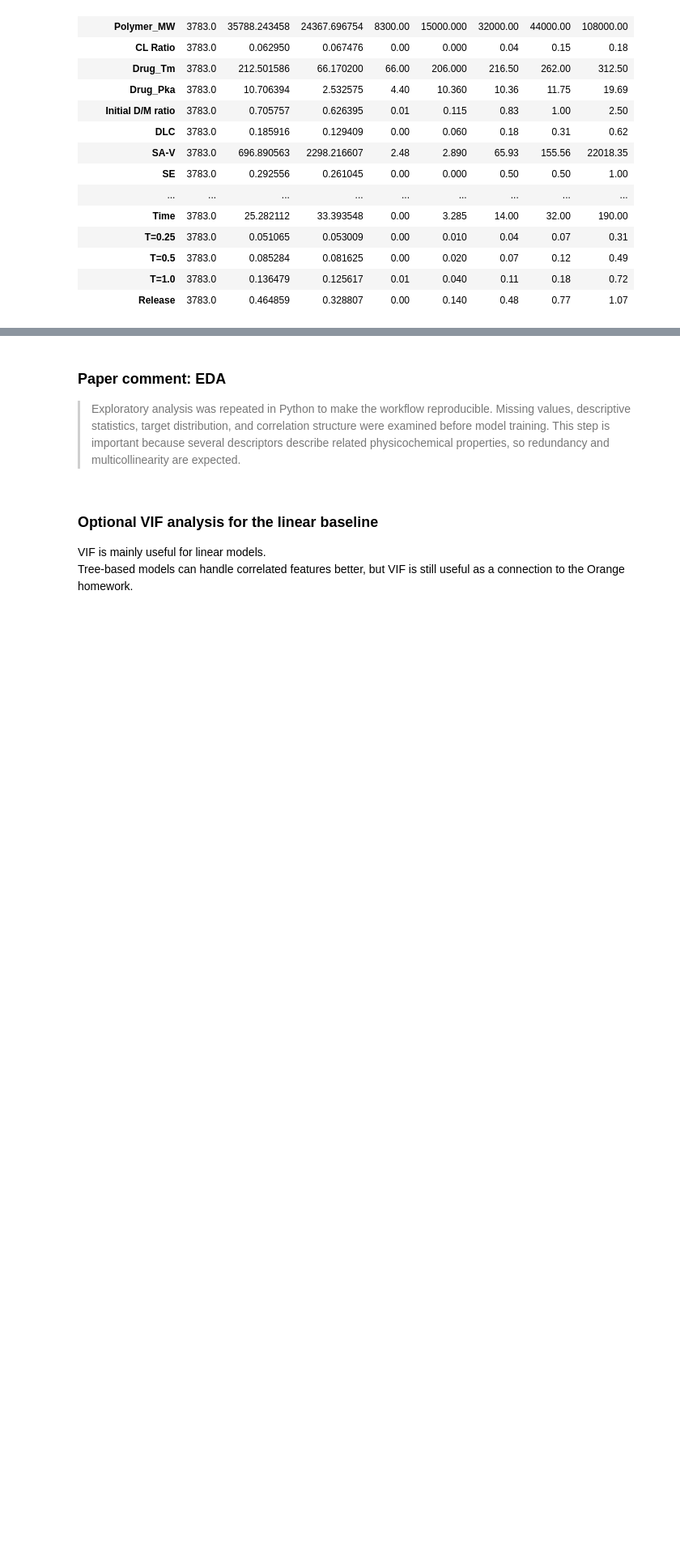
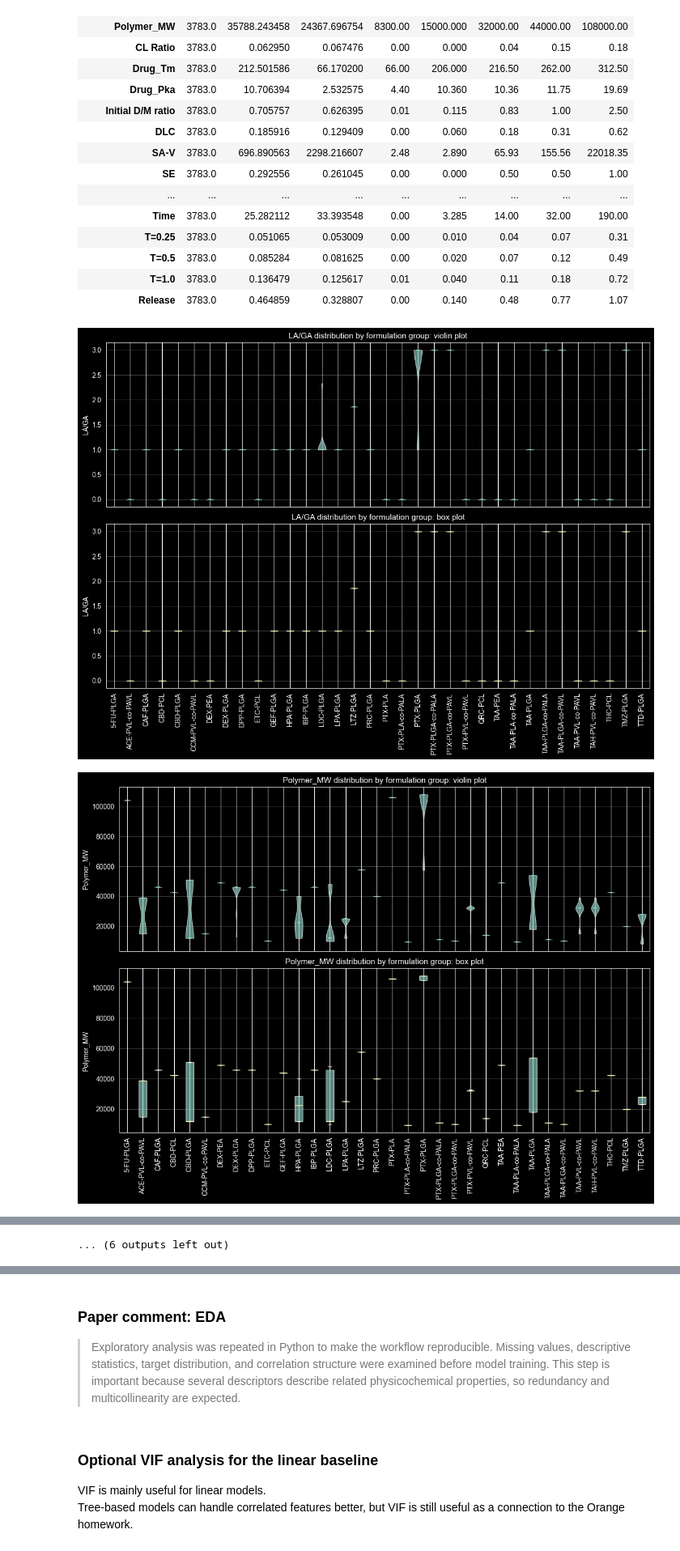
Before and after one commit to Helena94/adaprd, a Jupyter notebook: LAI_drug_release_project_notebook.ipynb, the cells around one changed output, grey strips where cells are left out. Shown at 81% size. Drawn from its saved outputs; the diff is of its cells as text; code cells hidden in the pictures; blank space fills up the shorter version.

```diff
--- a/LAI_drug_release_project_notebook.ipynb
+++ b/LAI_drug_release_project_notebook.ipynb
@@ -251,3 +251,58 @@ missing_table.to_csv(os.path.join(OUTPUT_DIR, "missing_values.csv"))
 | T=0.5 | 3783.0 | 0.085284 | 0.081625 | 0.00 | 0.020 | 0.07 | 0.12 | 0.49 |
 | T=1.0 | 3783.0 | 0.136479 | 0.125617 | 0.01 | 0.040 | 0.11 | 0.18 | 0.72 |
 | Release | 3783.0 | 0.464859 | 0.328807 | 0.00 | 0.140 | 0.48 | 0.77 | 1.07 |
+# %%
+# Vertical box and violin plots for feature distributions by drug-polymer group
+group_order = sorted(df["DP_Group"].dropna().unique())
+feature_plot_dir = os.path.join(OUTPUT_DIR, "feature_distributions_by_dp_group")
+os.makedirs(feature_plot_dir, exist_ok=True)
+
+distribution_features = [feature for feature in ALL_FEATURES if feature in df.columns]
+
+for feature in distribution_features:
+    plot_data = [
+        df.loc[df["DP_Group"].eq(group), feature].dropna().to_numpy()
+        for group in group_order
+    ]
+
+    fig, axes = plt.subplots(
+        2,
+        1,
+        figsize=(max(12, 0.35 * len(group_order)), 9),
+        sharex=True,
+    )
+
+    violin_parts = axes[0].violinplot(
+        plot_data,
+        showmeans=False,
+        showmedians=True,
+        showextrema=False,
+    )
+    for body in violin_parts["bodies"]:
+        body.set_alpha(0.65)
+    axes[0].set_ylabel(feature)
+    axes[0].set_title(f"{feature} distribution by formulation group: violin plot")
+
+    box_parts = axes[1].boxplot(plot_data, showfliers=False, patch_artist=True)
+    for patch in box_parts["boxes"]:
+        patch.set_alpha(0.65)
+    axes[1].set_ylabel(feature)
+    axes[1].set_title(f"{feature} distribution by formulation group: box plot")
+    axes[1].set_xticks(range(1, len(group_order) + 1))
+    axes[1].set_xticklabels(group_order, rotation=90)
+
+    for ax in axes:
+        ax.grid(axis="y", alpha=0.25)
+
+    safe_feature = feature.replace("/", "_").replace(" ", "_").replace("=", "")
+    plt.tight_layout()
+    plt.savefig(
+        os.path.join(feature_plot_dir, f"{safe_feature}_by_dp_group_violin_boxplot.png"),
+        dpi=300,
+    )
+    plt.show()
+
+print(f"Saved {len(distribution_features)} feature distribution plots to {feature_plot_dir}")
+# %% [output]
+[figure, added]
+[figure, added]
@@ -254,3 +319,4 @@ missing_table.to_csv(os.path.join(OUTPUT_DIR, "missing_values.csv"))
+... (6 outputs left out)
 # %%
 plt.figure(figsize=(7, 5))
 plt.hist(df[TARGET], bins=30, alpha=0.8)
```
Also changed, not shown: parts of 16 cells of this notebook.
